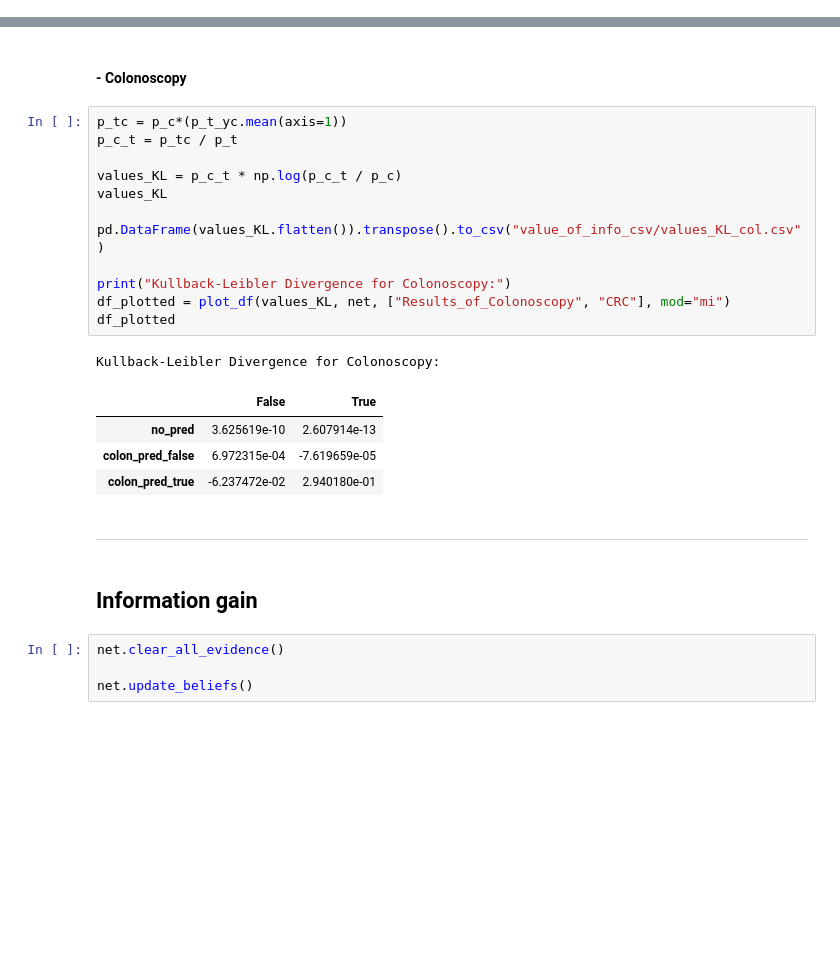
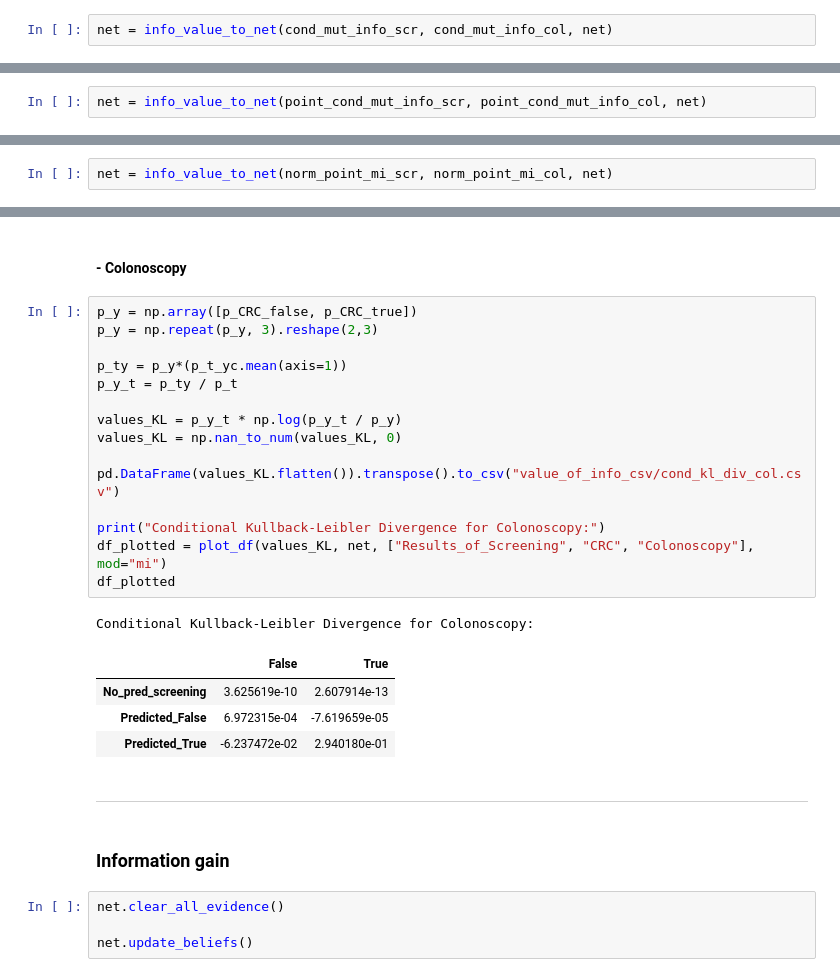
Before and after one commit to DanielCorralesAlonso/Decision_Model_Screening_CRC, a Jupyter notebook: inf_diagram_SMILE.ipynb, the cells around one changed output, grey strips where cells are left out. Saved outputs shown, nothing was run; the diff lists cells and outputs as text; blank space fills up the shorter version.

Commit message:
change values in net from code

```diff
--- a/inf_diagram_SMILE.ipynb
+++ b/inf_diagram_SMILE.ipynb
@@ -102,6 +104,8 @@ Conditional Mutual Information for Colonoscopy:
 | no_pred | 3.625619e-10 | 0.000000 | 2.607914e-13 | 0.000000 |
 | colon_pred_false | 0.000000e+00 | 0.000690 | 0.000000e+00 | -0.000075 |
 | colon_pred_true | 0.000000e+00 | -0.000667 | 0.000000e+00 | 0.003143 |
+# %%
+net = info_value_to_net(cond_mut_info_scr, cond_mut_info_col, net)
 # %% [markdown]
 ### **Pointwise conditional mutual information**
 # %% [markdown]
@@ -142,6 +146,8 @@ Pointwise Conditional Mutual Information for Colonoscopy:
 | no_pred | 3.628227e-10 | 0.000000 | 3.628227e-10 | 0.000000 |
 | colon_pred_false | 0.000000e+00 | 0.000697 | 0.000000e+00 | -3.495810 |
 | colon_pred_true | 0.000000e+00 | -0.066727 | 0.000000e+00 | 4.507984 |
+# %%
+net = info_value_to_net(point_cond_mut_info_scr, point_cond_mut_info_col, net)
 # %% [markdown]
 #### **Normalized pointwise conditional mutual information**
 # %% [markdown]
@@ -185,6 +191,8 @@ Normalized Pointwise Conditional Mutual Information for Colonoscopy:
 | no_pred | 5.045907e-07 | 0.000000 | 5.012783e-11 | 0.000000 |
 | colon_pred_false | 0.000000e+00 | 0.064743 | 0.000000e+00 | -0.325358 |
 | colon_pred_true | 0.000000e+00 | -0.014487 | 0.000000e+00 | 0.620216 |
+# %%
+net = info_value_to_net(norm_point_mi_scr, norm_point_mi_col, net)
 # %% [markdown]
 ---
 #### Normalized conditional mutual information
@@ -352,27 +416,30 @@ Kullback-Leibler Divergence for Screening:
 # %% [markdown]
 #### **- Colonoscopy**
 # %%
-p_tc = p_c*(p_t_yc.mean(axis=1))
-p_c_t = p_tc / p_t
+p_y = np.array([p_CRC_false, p_CRC_true])
+p_y = np.repeat(p_y, 3).reshape(2,3)
 
-values_KL = p_c_t * np.log(p_c_t / p_c)
-values_KL
+p_ty = p_y*(p_t_yc.mean(axis=1))
+p_y_t = p_ty / p_t
 
-pd.DataFrame(values_KL.flatten()).transpose().to_csv("value_of_info_csv/values_KL_col.csv")
+values_KL = p_y_t * np.log(p_y_t / p_y)
+values_KL = np.nan_to_num(values_KL, 0)
 
-print("Kullback-Leibler Divergence for Colonoscopy:")
-df_plotted = plot_df(values_KL, net, ["Results_of_Colonoscopy", "CRC"], mod="mi")
+pd.DataFrame(values_KL.flatten()).transpose().to_csv("value_of_info_csv/cond_kl_div_col.csv")
+
+print("Conditional Kullback-Leibler Divergence for Colonoscopy:")
+df_plotted = plot_df(values_KL, net, ["Results_of_Screening", "CRC", "Colonoscopy"], mod="mi")
 df_plotted
 # %% [output]
-Kullback-Leibler Divergence for Colonoscopy:
+Conditional Kullback-Leibler Divergence for Colonoscopy:
 |  | False | True |
-| no_pred | 3.625619e-10 | 2.607914e-13 |
-| colon_pred_false | 6.972315e-04 | -7.619659e-05 |
-| colon_pred_true | -6.237472e-02 | 2.940180e-01 |
+| No_pred_screening | 3.625619e-10 | 2.607914e-13 |
+| Predicted_False | 6.972315e-04 | -7.619659e-05 |
+| Predicted_True | -6.237472e-02 | 2.940180e-01 |
 # %% [markdown]
 ---
 # %% [markdown]
-## **Information gain**
+### **Information gain**
 # %%
 net.clear_all_evidence()
 
```
Also changed, not shown: parts of 14 cells of this notebook, 2 other files.
